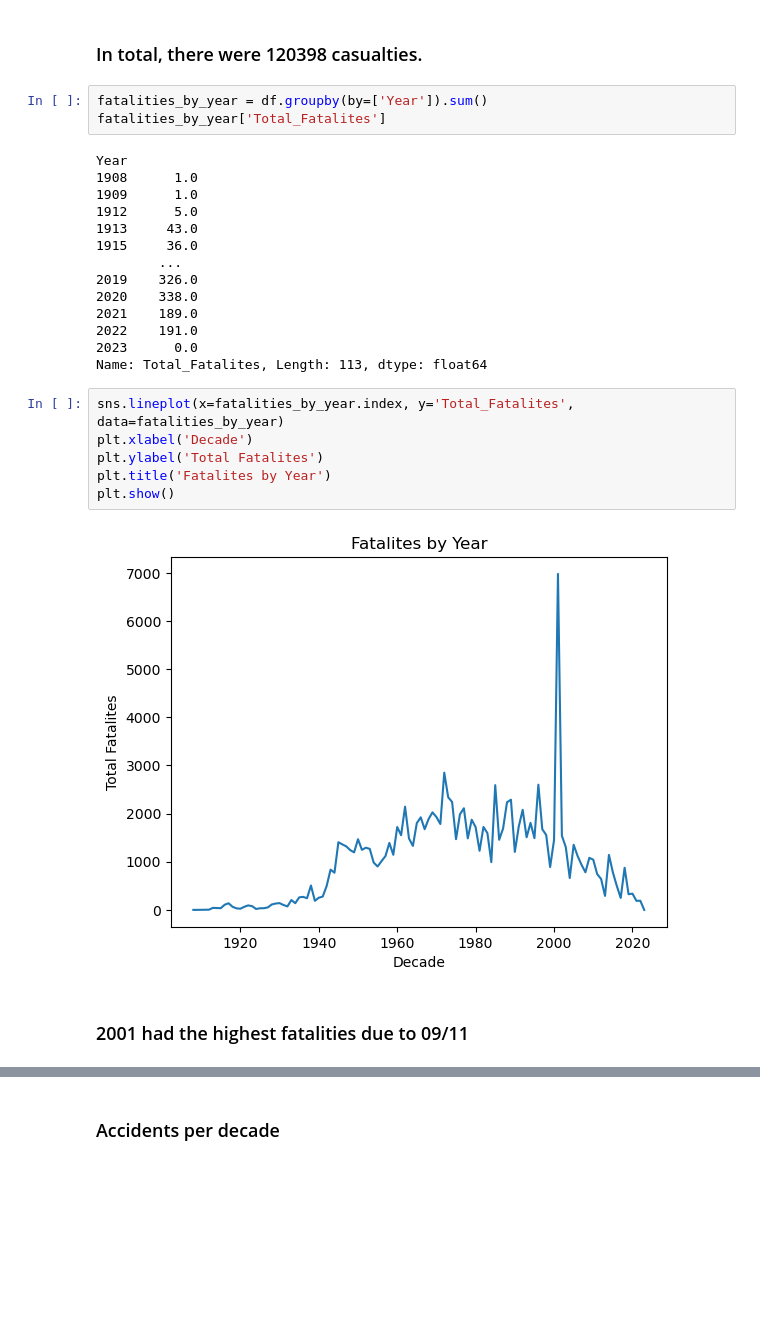
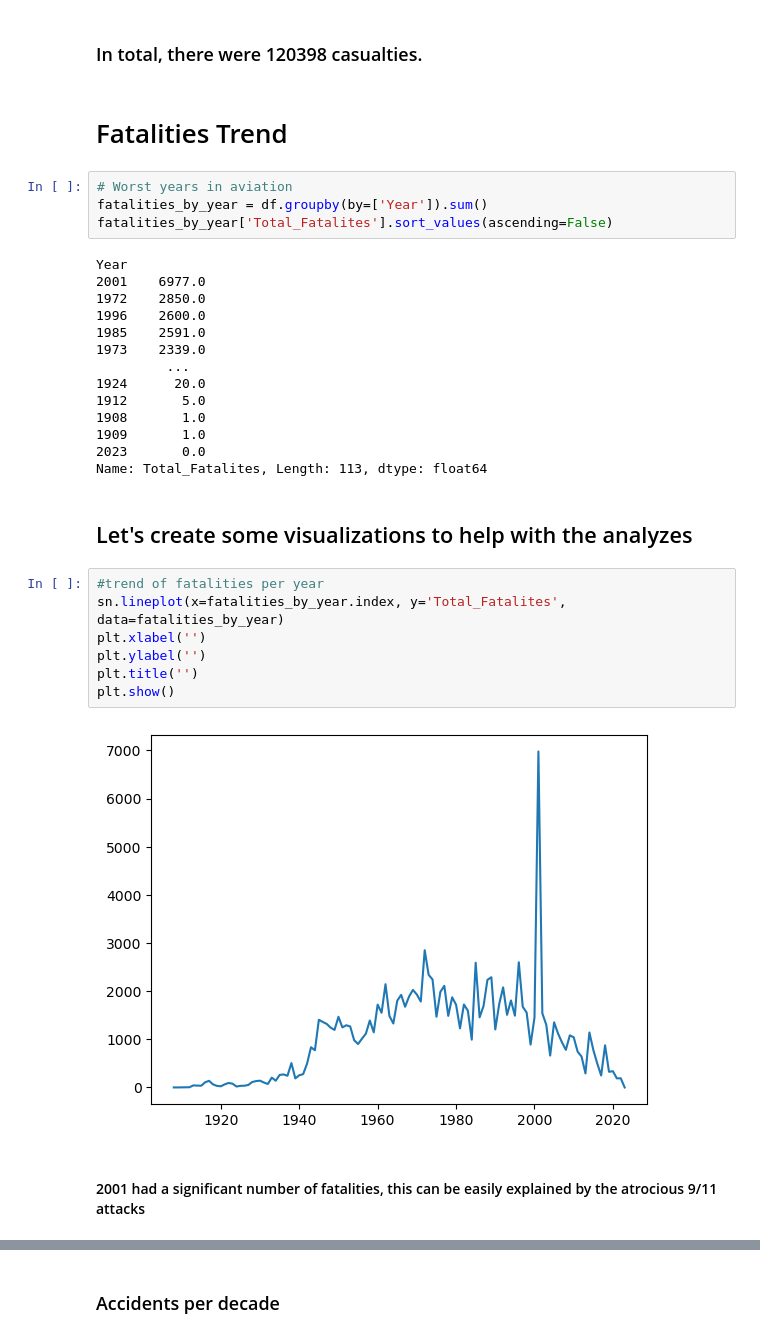
Before and after one commit to marxio09dio/Airplanes-Crashes-Study, a Jupyter notebook: eda.ipynb, the cells around one changed output, grey strips where cells are left out. Saved outputs shown, nothing was run; the diff lists cells and outputs as text; blank space fills up the shorter version.

```diff
--- a/eda.ipynb
+++ b/eda.ipynb
@@ -82,31 +82,37 @@ df['Total_Fatalites'].sum()
 120398.0
 # %% [markdown]
 ### In total, there were 120398 casualties.
+# %% [markdown]
+# Fatalities Trend
 # %%
+# Worst years in aviation
 fatalities_by_year = df.groupby(by=['Year']).sum()
-fatalities_by_year['Total_Fatalites']
+fatalities_by_year['Total_Fatalites'].sort_values(ascending=False)
 # %% [output]
 Year
-1908      1.0
-1909      1.0
-1912      5.0
-1913     43.0
-1915     36.0
-        ...
-2019    326.0
-2020    338.0
-2021    189.0
-2022    191.0
-2023      0.0
+2001    6977.0
+1972    2850.0
+1996    2600.0
+1985    2591.0
+1973    2339.0
+         ...
+1924      20.0
+1912       5.0
+1908       1.0
+1909       1.0
+2023       0.0
 Name: Total_Fatalites, Length: 113, dtype: float64
+# %% [markdown]
+## Let's create some visualizations to help with the analyzes
 # %%
-sns.lineplot(x=fatalities_by_year.index, y='Total_Fatalites', data=fatalities_by_year)
-plt.xlabel('Decade')
-plt.ylabel('Total Fatalites')
-plt.title('Fatalites by Year')
+#trend of fatalities per year
+sn.lineplot(x=fatalities_by_year.index, y='Total_Fatalites', data=fatalities_by_year)
+plt.xlabel('')
+plt.ylabel('')
+plt.title('')
 plt.show()
 # %% [output]
-[figure, old version]
+[figure, new version]
-# %% [markdown]
-### 2001 had the highest fatalities due to 09/11
+# %% [markdown]
+#### 2001 had a significant number of fatalities, this can be easily explained by the atrocious 9/11 attacks
 # %% [markdown]
```
Also changed, not shown: parts of 16 cells of this notebook.
